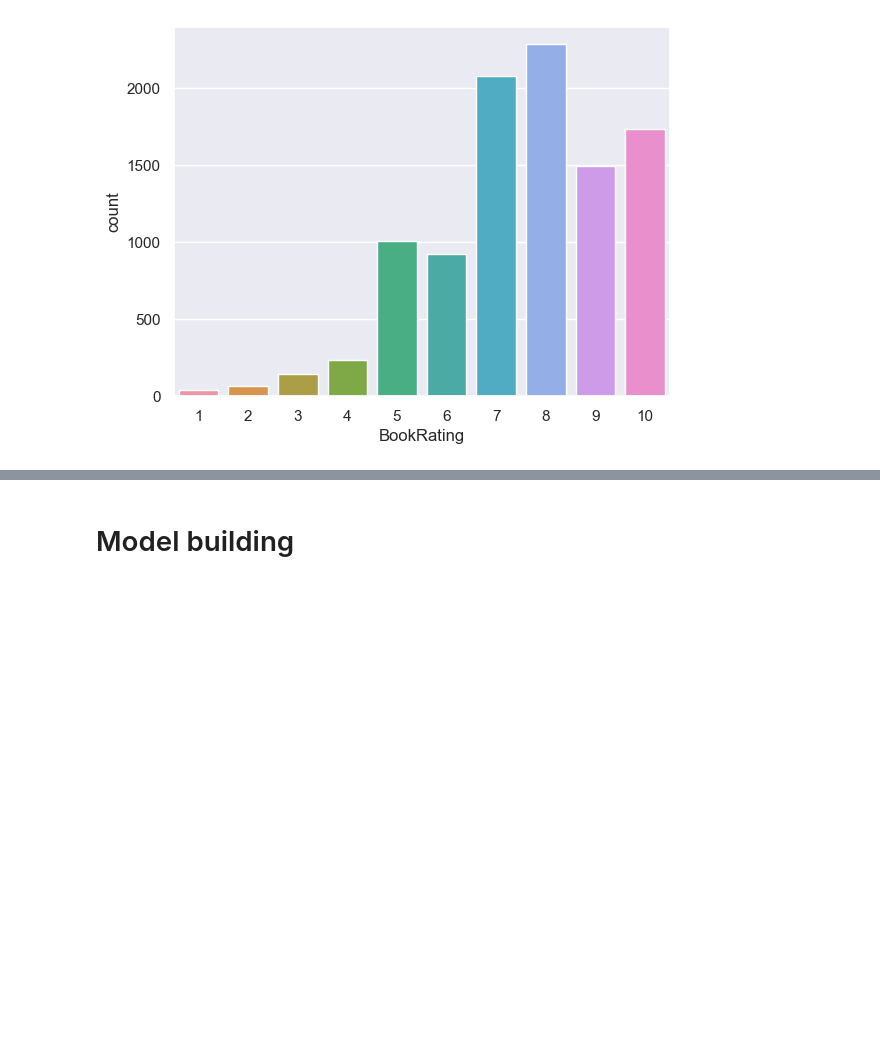
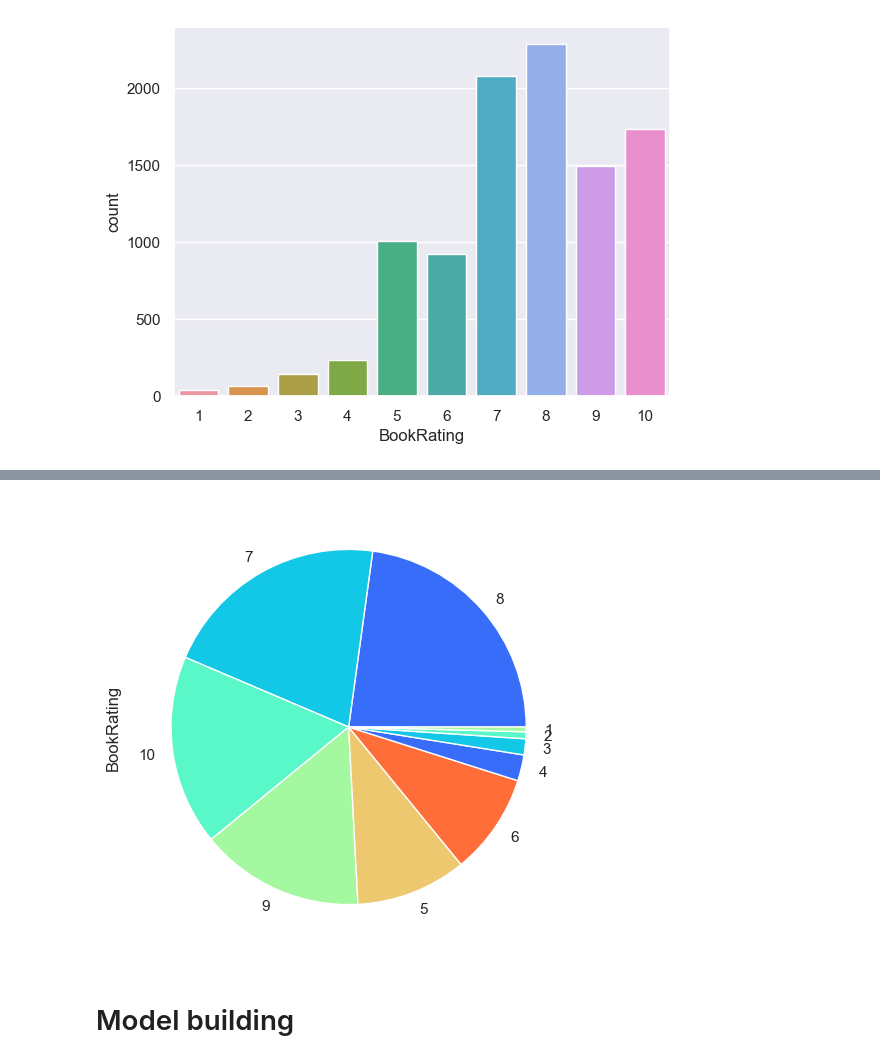
Before and after one commit to Apoorva023/Excelr-Assignment, a Jupyter notebook: Recommendation system/Recommendation system.ipynb, the cells around one changed output, grey strips where cells are left out. Drawn from its saved outputs; the diff is of its cells as text; code cells hidden in the pictures; blank space fills up the shorter version.

```diff
--- a/Recommendation system/Recommendation system.ipynb
+++ b/Recommendation system/Recommendation system.ipynb
@@ -110,3 +120,8 @@ sns.countplot(df['BookRating'])
+# %%
+df['BookRating'].value_counts().plot(kind='pie')
+plt.tight_layout()
+# %% [output]
+[figure, added]
 # %% [markdown]
 # Model building
 # %% [markdown]
```
Also changed, not shown: parts of 2 cells of this notebook.
